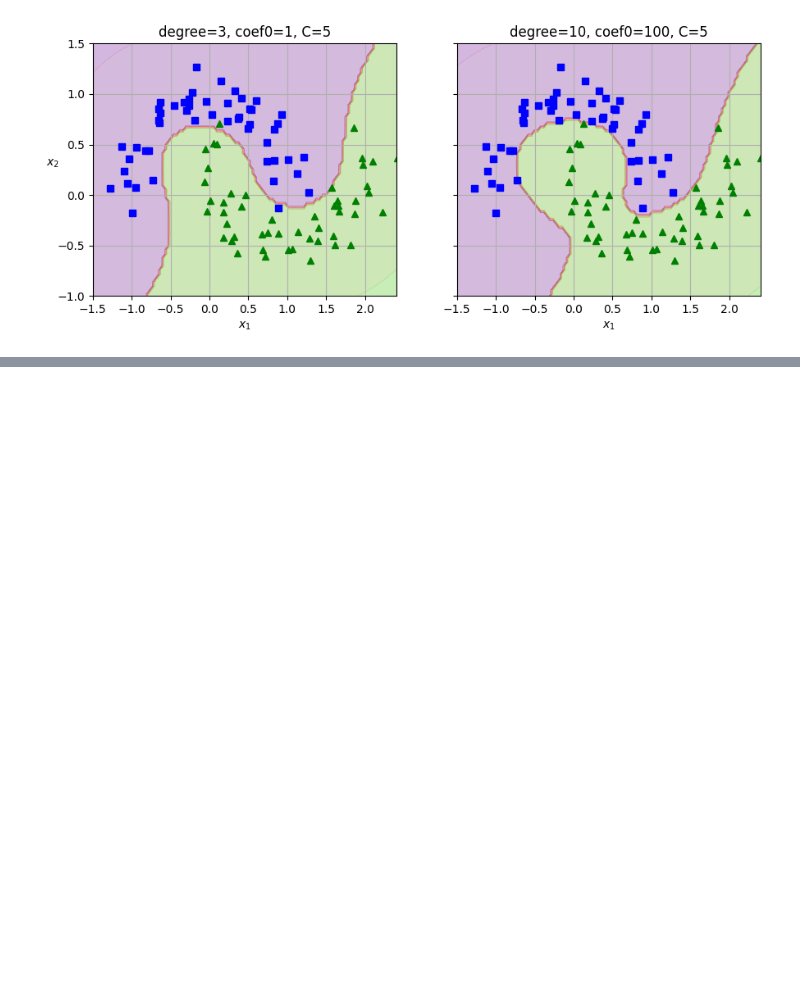
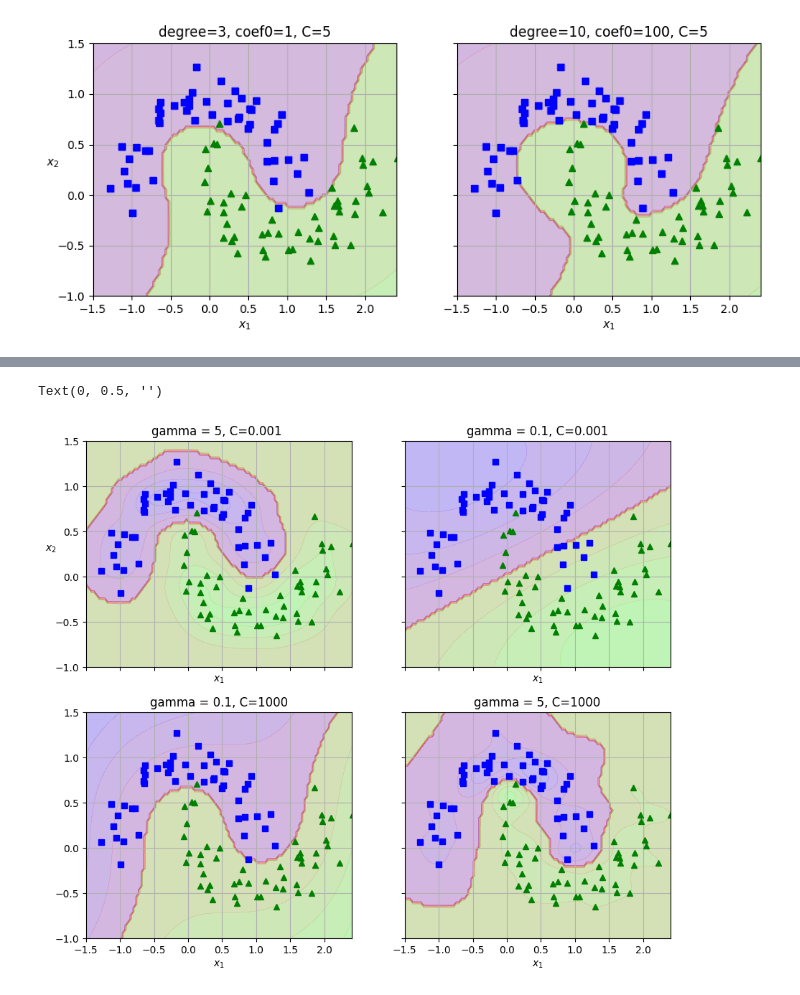
Before and after one commit to ArezooAalipanah/machine_learning3, a Jupyter notebook: HML3_Ch5.ipynb, the cells around one changed output, grey strips where cells are left out. Drawn from its saved outputs; the diff is of its cells as text; code cells hidden in the pictures; blank space fills up the shorter version.

```diff
--- a/HML3_Ch5.ipynb
+++ b/HML3_Ch5.ipynb
@@ -479,0 +551,42 @@ Text(0, 0.5, '')
+# %%
+fig, axes = plt.subplots(ncols=2, nrows=2 , figsize=(10.5, 9), sharex=True, sharey=True)
+
+plt.sca(axes[0 , 0])
+plot_predictions(rbf_kernel_svm_clf, [-1.5, 2.45, -1, 1.5])
+plot_dataset(X, y, [-1.5, 2.4, -1, 1.5])
+plt.title("gamma = 5, C=0.001 ")
+
+rbf_kernel_svm_clf_g1=make_pipeline(StandardScaler(),
+                                   SVC(kernel ="rbf", gamma=0.1 , C=0.001))
+rbf_kernel_svm_clf_g1.fit(X, y)
+
+plt.sca(axes[0, 1])
+plot_predictions(rbf_kernel_svm_clf_g1, [-1.5, 2.45, -1, 1.5])
+plot_dataset(X, y, [-1.5, 2.4, -1, 1.5])
+plt.title("gamma = 0.1, C=0.001")
+plt.ylabel("")
+
+
+rbf_kernel_svm_clf_g1_cbig=make_pipeline(StandardScaler(),
+                                   SVC(kernel ="rbf", gamma=0.1 , C=1000))
+rbf_kernel_svm_clf_g1_cbig.fit(X, y)
+
+plt.sca(axes[1, 0])
+plot_predictions(rbf_kernel_svm_clf_g1_cbig, [-1.5, 2.45, -1, 1.5])
+plot_dataset(X, y, [-1.5, 2.4, -1, 1.5])
+plt.title("gamma = 0.1, C=1000")
+plt.ylabel("")
+
+
+rbf_kernel_svm_clf_cbig=make_pipeline(StandardScaler(),
+                                   SVC(kernel ="rbf", gamma=5 , C=1000))
+rbf_kernel_svm_clf_cbig.fit(X, y)
+
+plt.sca(axes[1, 1])
+plot_predictions(rbf_kernel_svm_clf_cbig, [-1.5, 2.45, -1, 1.5])
+plot_dataset(X, y, [-1.5, 2.4, -1, 1.5])
+plt.title("gamma = 5, C=1000")
+plt.ylabel("")
+# %% [output]
+Text(0, 0.5, '')
+[figure, added]
```
Also changed, not shown: parts of 6 cells of this notebook.
